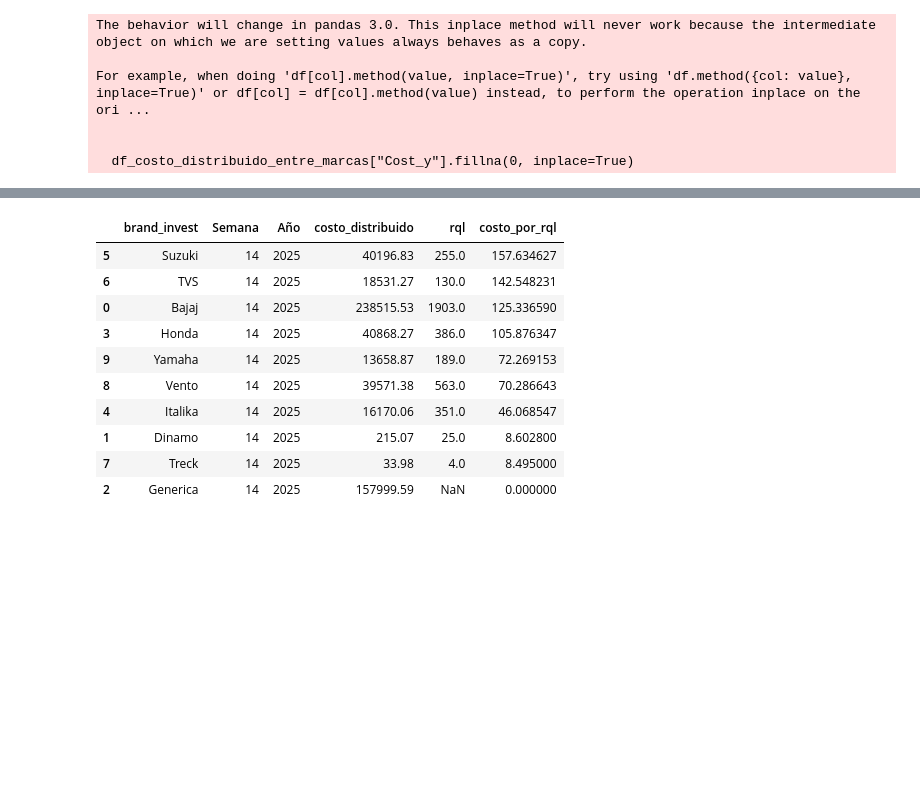
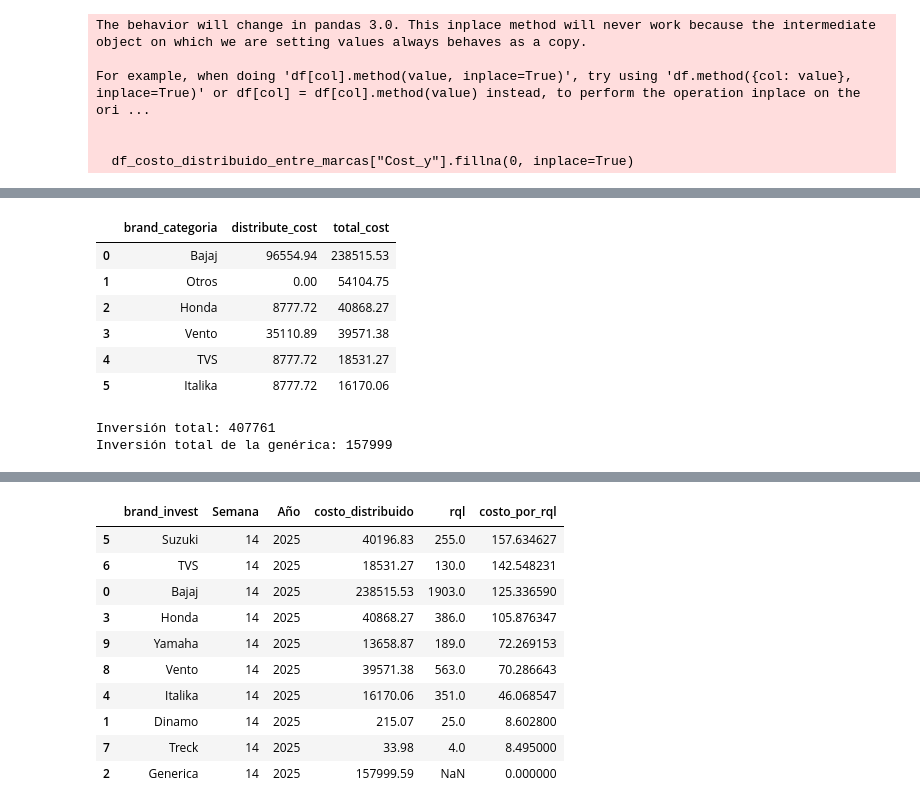
Before and after one commit to jeantp-galgo/calculate_rqls_invest_from_ads, a Jupyter notebook: plataforms/calculate_invest_from_plataforms.ipynb, the cells around one changed output, grey strips where cells are left out. Cells and saved outputs as stored; diff of their text form; code cells hidden in the pictures; blank space fills up the shorter version.

```diff
--- a/plataforms/calculate_invest_from_plataforms.ipynb
+++ b/plataforms/calculate_invest_from_plataforms.ipynb
@@ -348,0 +325,6 @@ For example, when doing 'df[col].method(value, inplace=True)', try using 'df.met
+# %%
+df_distribute_invest_copy = df_distribute_invest.copy()
+
+total_entre_marcas = df_distribute_invest_copy[["brand_categoria", "original_cost"]]
+total_entre_marcas = total_entre_marcas.iloc[:-1]
+total_entre_marcas
@@ -348,0 +339,17 @@ For example, when doing 'df[col].method(value, inplace=True)', try using 'df.met
+# %%
+costo_distribuido = df_distribute_invest_copy[["brand_categoria","distribute_cost", "total_cost"]]
+costo_distribuido = costo_distribuido.iloc[:-1]
+inversion_total = costo_distribuido["total_cost"].sum()
+display(costo_distribuido)
+print(f"Inversión total: {inversion_total:.0f}")
+print(f"Inversión total de la genérica: {generic_invest}")
+# %% [output]
+|  | brand_categoria | distribute_cost | total_cost |
+| 0 | Bajaj | 96554.94 | 238515.53 |
+| 1 | Otros | 0.00 | 54104.75 |
+| 2 | Honda | 8777.72 | 40868.27 |
+| 3 | Vento | 35110.89 | 39571.38 |
+| 4 | TVS | 8777.72 | 18531.27 |
+| 5 | Italika | 8777.72 | 16170.06 |
+Inversión total: 407761
+Inversión total de la genérica: 157999
```
Also changed, not shown: parts of 28 cells of this notebook.
